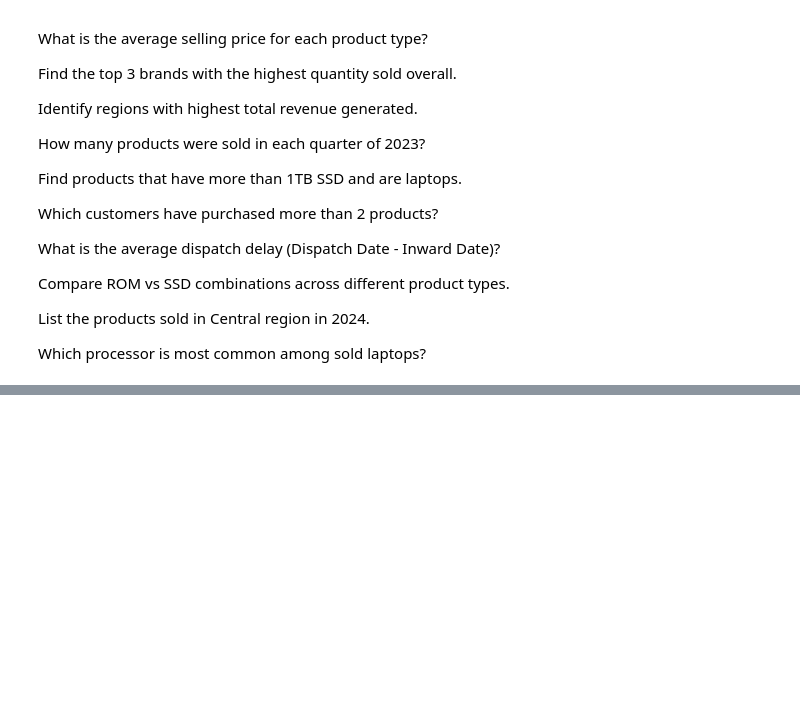
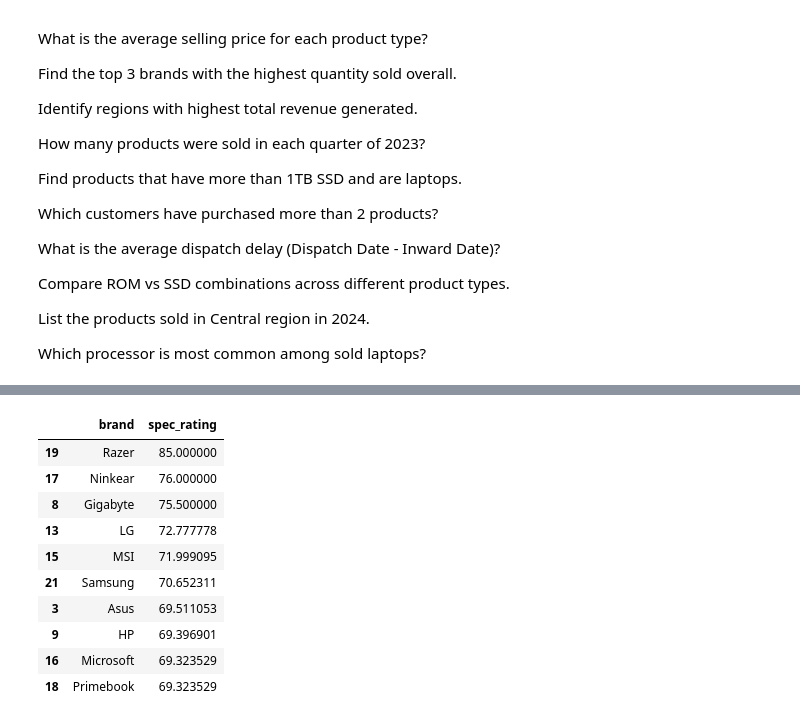
Before and after one commit to binodshahnepal/DataAnalysis, a Jupyter notebook: Data_Analysis.ipynb, the cells around one changed output, grey strips where cells are left out. Saved outputs shown, nothing was run; the diff lists cells and outputs as text; code cells hidden in the pictures; blank space fills up the shorter version.

```diff
--- a/Data_Analysis.ipynb
+++ b/Data_Analysis.ipynb
@@ -68,0 +138,14 @@ Which processor is most common among sold laptops?
+# %%
+l1.groupby('brand', as_index=False)['spec_rating'].mean().sort_values(by='spec_rating', ascending=False).head(10)
+# %% [output]
+|  | brand | spec_rating |
+| 19 | Razer | 85.000000 |
+| 17 | Ninkear | 76.000000 |
+| 8 | Gigabyte | 75.500000 |
+| 13 | LG | 72.777778 |
+| 15 | MSI | 71.999095 |
+| 21 | Samsung | 70.652311 |
+| 3 | Asus | 69.511053 |
+| 9 | HP | 69.396901 |
+| 16 | Microsoft | 69.323529 |
+| 18 | Primebook | 69.323529 |
```
Also changed, not shown: parts of 35 cells of this notebook.
